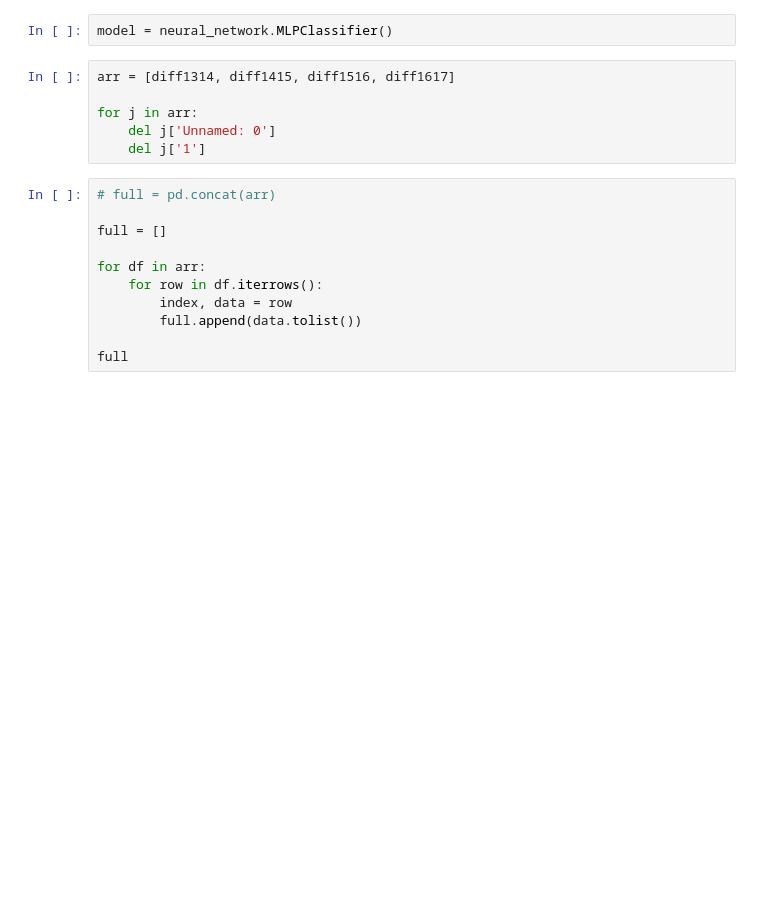
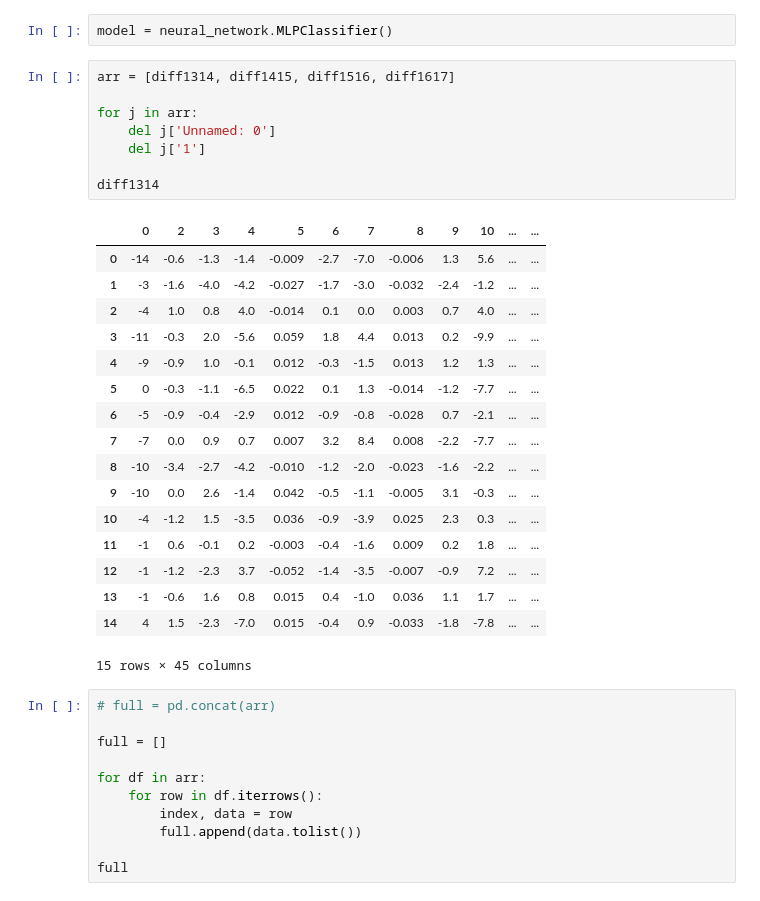
Before and after one commit to MaloneRobert/BasketballPredictor, a Jupyter notebook: Final.ipynb, the cells around one changed output. Drawn from its saved outputs; the diff is of its cells as text; blank space fills up the shorter version.

```diff
--- a/Final.ipynb
+++ b/Final.ipynb
@@ -34,9 +34,29 @@ model = neural_network.MLPClassifier()
 # %%
 arr = [diff1314, diff1415, diff1516, diff1617]
 
 for j in arr:
     del j['Unnamed: 0']
     del j['1']
+
+diff1314
+# %% [output]
+|  | 0 | 2 | 3 | 4 | 5 | 6 | 7 | 8 | 9 | 10 | ... | ... |
+| 0 | -14 | -0.6 | -1.3 | -1.4 | -0.009 | -2.7 | -7.0 | -0.006 | 1.3 | 5.6 | ... | ... |
+| 1 | -3 | -1.6 | -4.0 | -4.2 | -0.027 | -1.7 | -3.0 | -0.032 | -2.4 | -1.2 | ... | ... |
+| 2 | -4 | 1.0 | 0.8 | 4.0 | -0.014 | 0.1 | 0.0 | 0.003 | 0.7 | 4.0 | ... | ... |
+| 3 | -11 | -0.3 | 2.0 | -5.6 | 0.059 | 1.8 | 4.4 | 0.013 | 0.2 | -9.9 | ... | ... |
+| 4 | -9 | -0.9 | 1.0 | -0.1 | 0.012 | -0.3 | -1.5 | 0.013 | 1.2 | 1.3 | ... | ... |
+| 5 | 0 | -0.3 | -1.1 | -6.5 | 0.022 | 0.1 | 1.3 | -0.014 | -1.2 | -7.7 | ... | ... |
+| 6 | -5 | -0.9 | -0.4 | -2.9 | 0.012 | -0.9 | -0.8 | -0.028 | 0.7 | -2.1 | ... | ... |
+| 7 | -7 | 0.0 | 0.9 | 0.7 | 0.007 | 3.2 | 8.4 | 0.008 | -2.2 | -7.7 | ... | ... |
+| 8 | -10 | -3.4 | -2.7 | -4.2 | -0.010 | -1.2 | -2.0 | -0.023 | -1.6 | -2.2 | ... | ... |
+| 9 | -10 | 0.0 | 2.6 | -1.4 | 0.042 | -0.5 | -1.1 | -0.005 | 3.1 | -0.3 | ... | ... |
+| 10 | -4 | -1.2 | 1.5 | -3.5 | 0.036 | -0.9 | -3.9 | 0.025 | 2.3 | 0.3 | ... | ... |
+| 11 | -1 | 0.6 | -0.1 | 0.2 | -0.003 | -0.4 | -1.6 | 0.009 | 0.2 | 1.8 | ... | ... |
+| 12 | -1 | -1.2 | -2.3 | 3.7 | -0.052 | -1.4 | -3.5 | -0.007 | -0.9 | 7.2 | ... | ... |
+| 13 | -1 | -0.6 | 1.6 | 0.8 | 0.015 | 0.4 | -1.0 | 0.036 | 1.1 | 1.7 | ... | ... |
+| 14 | 4 | 1.5 | -2.3 | -7.0 | 0.015 | -0.4 | 0.9 | -0.033 | -1.8 | -7.8 | ... | ... |
+15 rows × 45 columns
 # %%
 # full = pd.concat(arr)
 
```
Also changed, not shown: 1 other file.
